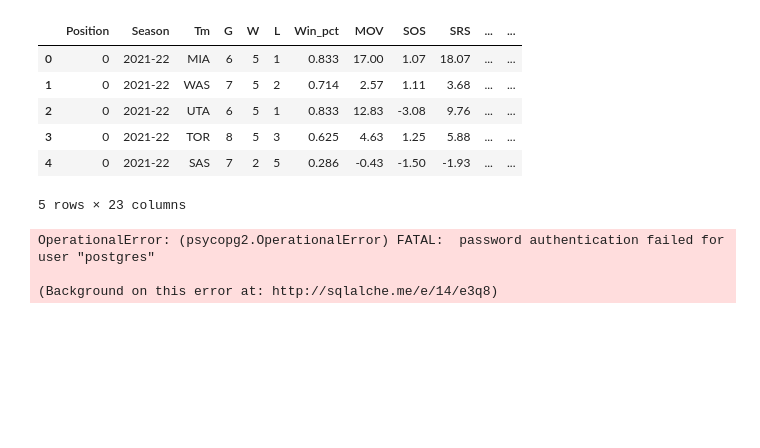
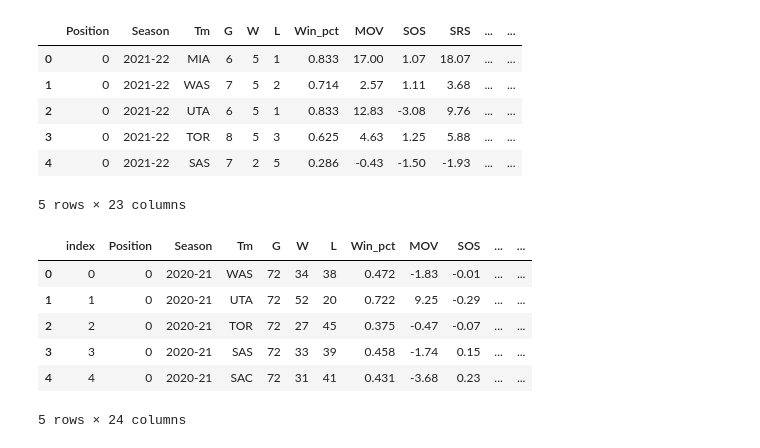
Before and after one commit to fatehluqman/Final_project, a Jupyter notebook: database.ipynb, the cells around one changed output. Cells and saved outputs as stored; diff of their text form; code cells hidden in the pictures; blank space fills up the shorter version.

```diff
--- a/database.ipynb
+++ b/database.ipynb
@@ -89,14 +89,22 @@ cy_stats_df.head()
 | 4 | 0 | 2021-22 | SAS | 7 | 2 | 5 | 0.286 | -0.43 | -1.50 | -1.93 | ... | ... |
 5 rows × 23 columns
 # %%
-db_string = f"postgresql://postgres:{db_password}@127.0.0.1:5432/nba_champs"
+db_string = f"postgresql://postgres:{db_password}@127.0.0.1:5433/nba_champs"
 # %%
 engine = create_engine(db_string)
 # %%
 stats_df.to_sql(name='stats', con=engine)
-# %% [output]
-OperationalError: (psycopg2.OperationalError) FATAL:  password authentication failed for user "postgres"
-
-(Background on this error at: http://sqlalche.me/e/14/e3q8)
 # %%
 cy_stats_df.to_sql(name='cy_stats', con=engine)
+# %%
+stats_postgres = pd.read_sql("select * from \"stats\"", db_string);
+# %%
+stats_postgres.head()
+# %% [output]
+|  | index | Position | Season | Tm | G | W | L | Win_pct | MOV | SOS | ... | ... |
+| 0 | 0 | 0 | 2020-21 | WAS | 72 | 34 | 38 | 0.472 | -1.83 | -0.01 | ... | ... |
+| 1 | 1 | 0 | 2020-21 | UTA | 72 | 52 | 20 | 0.722 | 9.25 | -0.29 | ... | ... |
+| 2 | 2 | 0 | 2020-21 | TOR | 72 | 27 | 45 | 0.375 | -0.47 | -0.07 | ... | ... |
+| 3 | 3 | 0 | 2020-21 | SAS | 72 | 33 | 39 | 0.458 | -1.74 | 0.15 | ... | ... |
+| 4 | 4 | 0 | 2020-21 | SAC | 72 | 31 | 41 | 0.431 | -3.68 | 0.23 | ... | ... |
+5 rows × 24 columns
```
Also changed, not shown: 1 other file.
